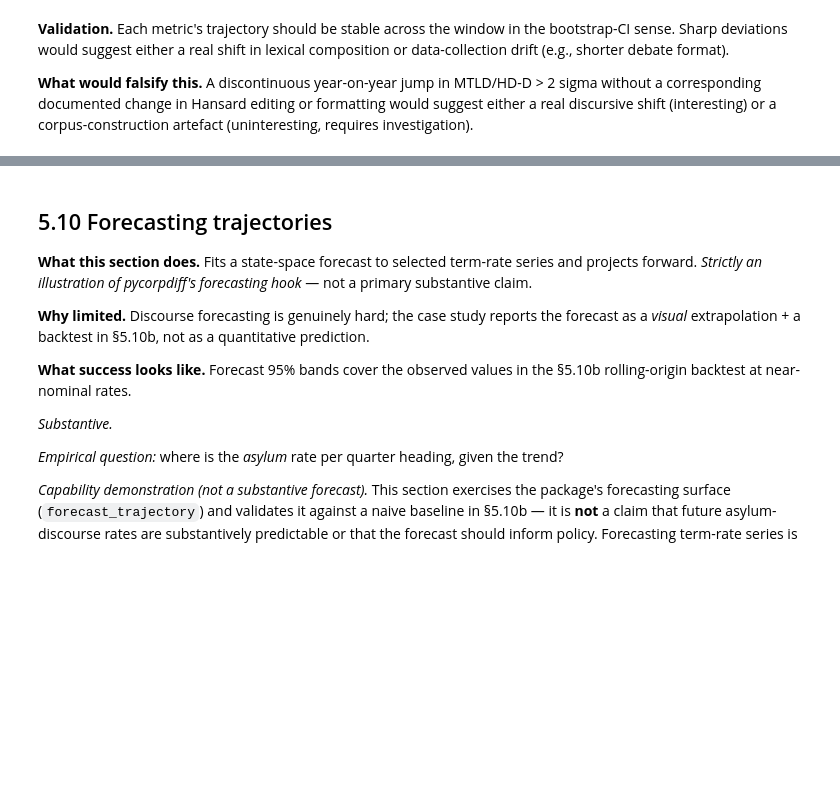
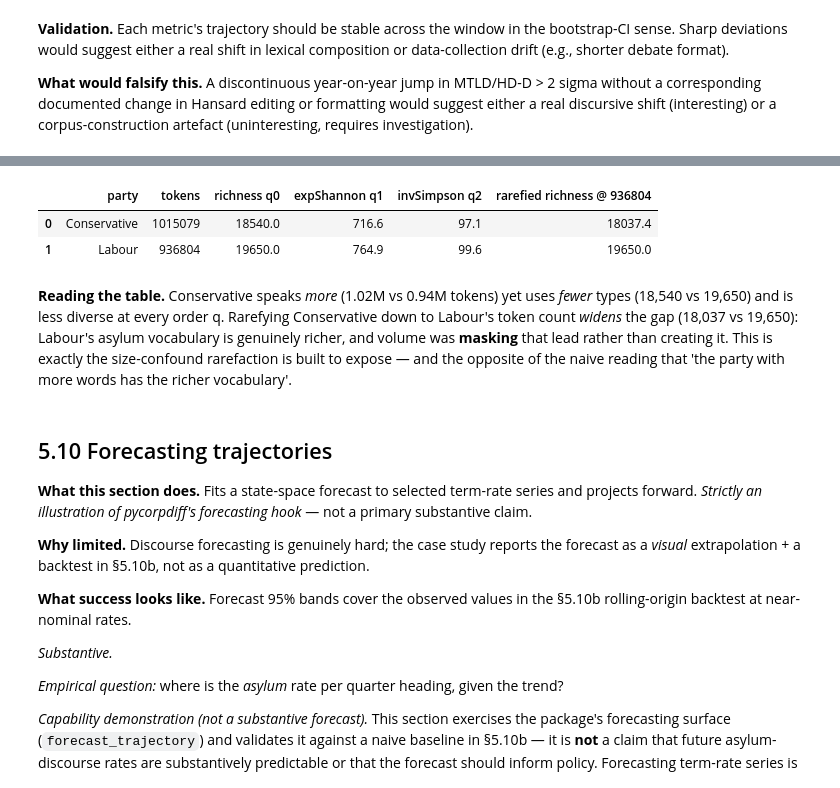
Before and after one commit to jturner-uofl/pycorpdiff, a Jupyter notebook: examples/jss_case_study.ipynb, the cells around one changed output, grey strips where cells are left out. Drawn from its saved outputs; the diff is of its cells as text; code cells hidden in the pictures; blank space fills up the shorter version.

```diff
--- a/examples/jss_case_study.ipynb
+++ b/examples/jss_case_study.ipynb
@@ -2686,3 +2690,22 @@ artefact (uninteresting, requires investigation).
+# %%
+from pycorpdiff.lexical import hill_numbers, rarefaction
+
+vcon, vlab = con.vocab().values, lab.vocab().values
+n = min(int(vcon.sum()), int(vlab.sum()))
+pd.DataFrame({
+    'party': ['Conservative', 'Labour'],
+    'tokens': [int(vcon.sum()), int(vlab.sum())],
+    'richness q0': [hill_numbers(vcon, 0), hill_numbers(vlab, 0)],
+    'expShannon q1': [round(hill_numbers(vcon, 1), 1), round(hill_numbers(vlab, 1), 1)],
+    'invSimpson q2': [round(hill_numbers(vcon, 2), 1), round(hill_numbers(vlab, 2), 1)],
+    f'rarefied richness @ {n}': [round(rarefaction(vcon, n), 1), round(rarefaction(vlab, n), 1)],
+})
+# %% [output]
+|  | party | tokens | richness q0 | expShannon q1 | invSimpson q2 | rarefied richness @ 936804 |
+| 0 | Conservative | 1015079 | 18540.0 | 716.6 | 97.1 | 18037.4 |
+| 1 | Labour | 936804 | 19650.0 | 764.9 | 99.6 | 19650.0 |
+# %% [markdown]
+**Reading the table.** Conservative speaks *more* (1.02M vs 0.94M tokens) yet uses *fewer* types (18,540 vs 19,650) and is less diverse at every order q. Rarefying Conservative down to Labour's token count *widens* the gap (18,037 vs 19,650): Labour's asylum vocabulary is genuinely richer, and volume was **masking** that lead rather than creating it. This is exactly the size-confound rarefaction is built to expose — and the opposite of the naive reading that 'the party with more words has the richer vocabulary'.
 # %% [markdown]
 ## 5.10 Forecasting trajectories
 
```
Also changed, not shown: parts of 1 cell of this notebook, 1 other file.
